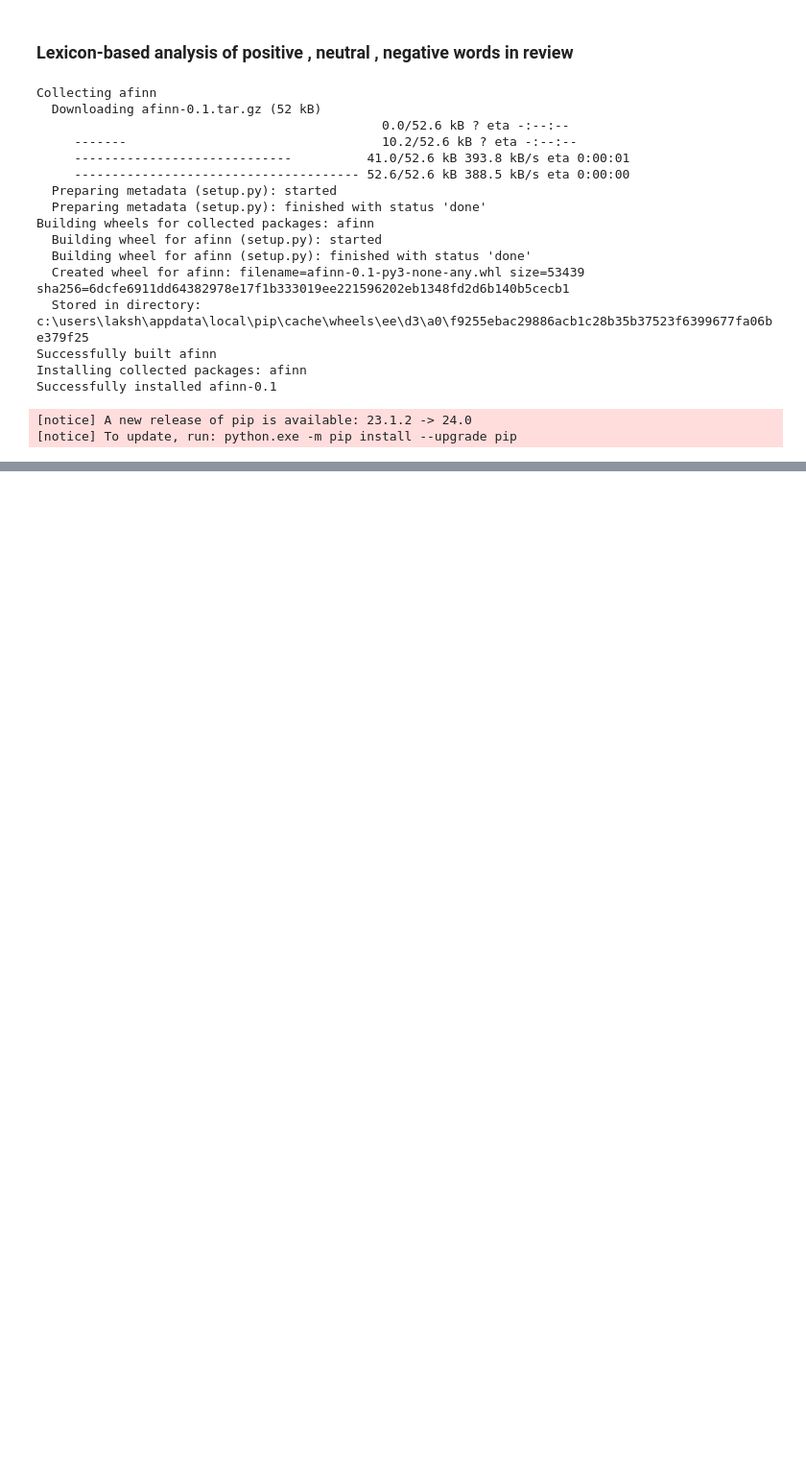
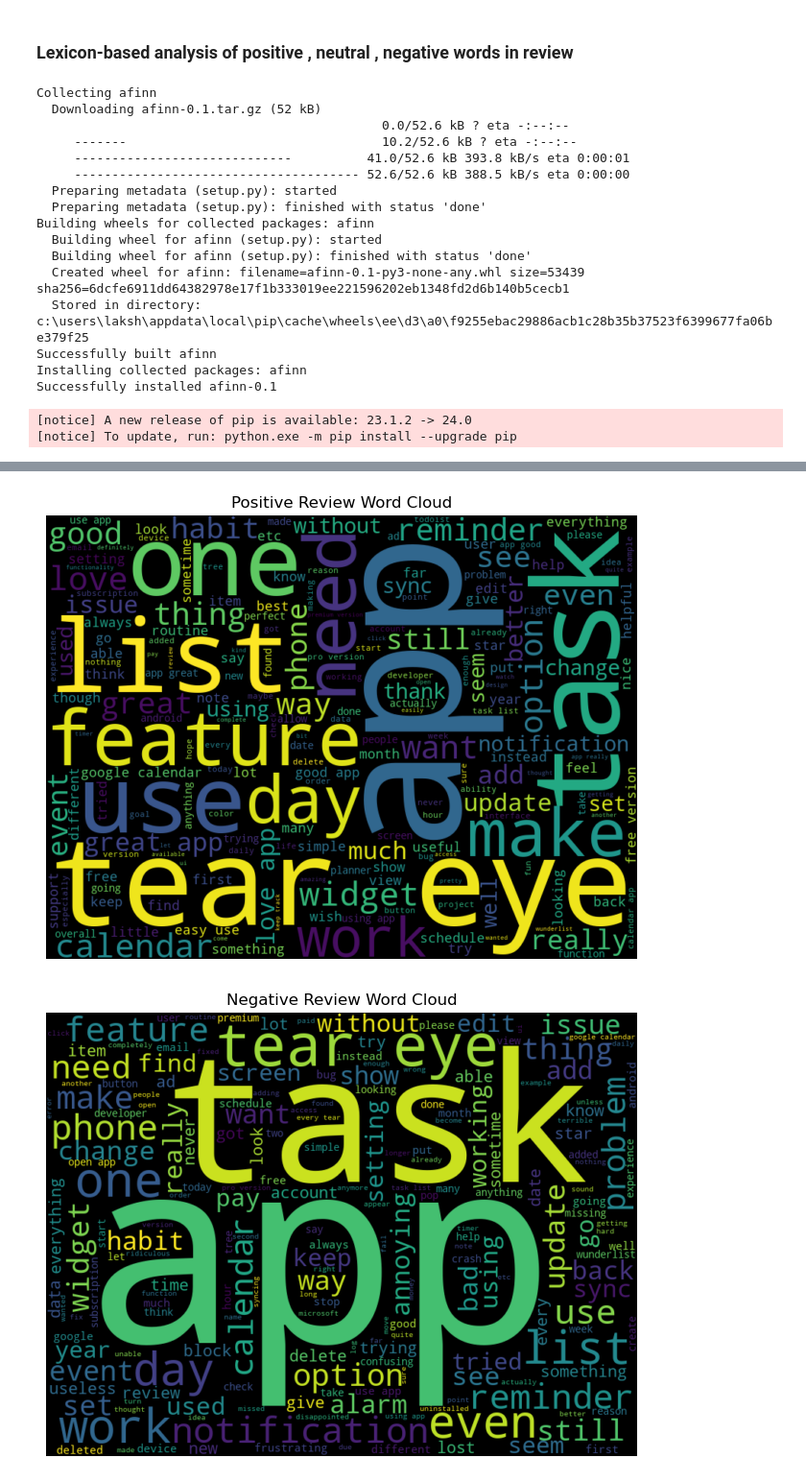
Before and after one commit to springboardmentor112/SentimentAnalysis-TextClassification, a Jupyter notebook: SentimentAnalysis_Lexicon_based.ipynb, the cells around one changed output, grey strips where cells are left out. Shown at 96% size. Saved outputs shown, nothing was run; the diff lists cells and outputs as text; code cells hidden in the pictures; blank space fills up the shorter version.

```diff
--- a/SentimentAnalysis_Lexicon_based.ipynb
+++ b/SentimentAnalysis_Lexicon_based.ipynb
@@ -317,0 +305,20 @@ df[['content','sentiment_label']].head(10)
+# %%
+def generate_wordcloud(sentiment_label):
+    filtered_data = sentiment_df[sentiment_df['sentiment_label'] == sentiment_label]['content']
+    text = " ".join(filtered_data)
+
+      # Create and display the word cloud
+    wordcloud = WordCloud(width=800, height=600).generate(text)
+    plt.figure(figsize=(10, 6))
+    plt.imshow(wordcloud, interpolation='bilinear')
+    plt.axis('off')
+    plt.title(f"{sentiment_label.capitalize()} Review Word Cloud")
+    plt.show()
+
+
+generate_wordcloud("positive")
+generate_wordcloud("negative")
+generate_wordcloud("neutral")
+# %% [output]
+[figure, added]
+[figure, added]
```
Also changed, not shown: parts of 16 cells of this notebook.
